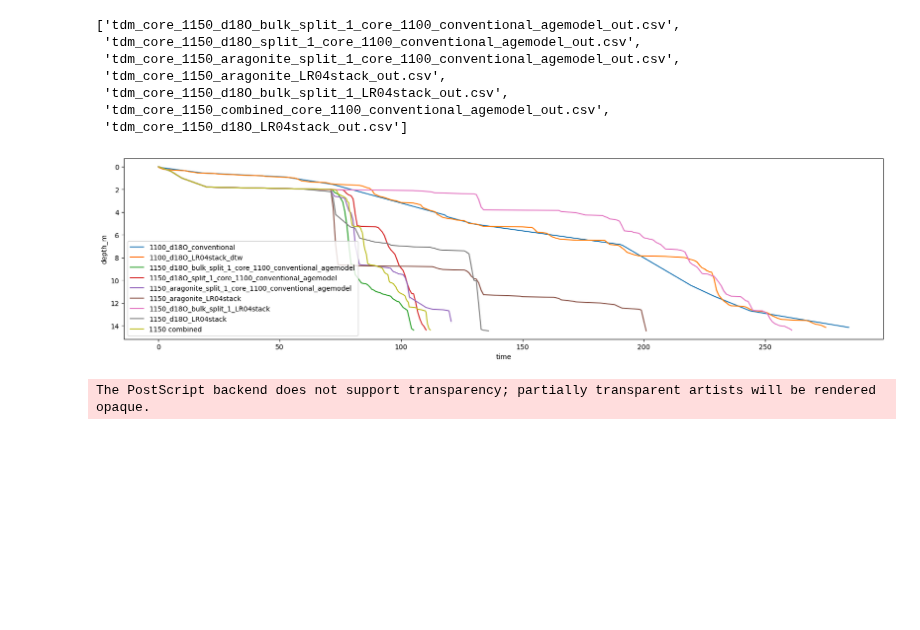
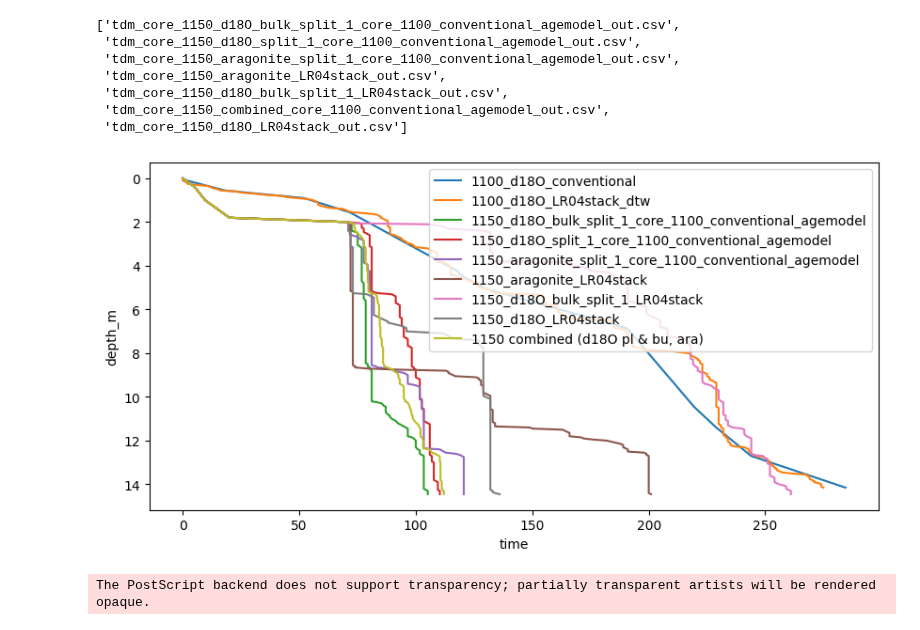
Before and after one commit to andreas-paul/dtw, a Jupyter notebook: src/01b_fig_time-depth-models.ipynb, the cells around one changed output. Drawn from its saved outputs; the diff is of its cells as text; code cells hidden in the pictures; blank space fills up the shorter version.

Commit message:
More figures etc

```diff
--- a/src/01b_fig_time-depth-models.ipynb
+++ b/src/01b_fig_time-depth-models.ipynb
@@ -29,21 +29,23 @@ tdms_1150
  'tdm_core_1150_d18O_LR04stack_out.csv']
 # %%
 fig, ax = plt.subplots(1,1)
-fig.set_figwidth(20)
+fig.set_figwidth(10)
 for file in tdms_1100:
     label = file.split("tdm_core_1100_")[1]
     label = label.replace(".csv", "").replace("_out", "")
     df = pd.read_csv(f"../out/time-depth-models/{file}")
-    sns.lineplot(ax=ax, x='time', y='depth_m', data=df, label=f"1100_{label}")
+    sns.lineplot(ax=ax, x='time', y='depth_m', data=df, label=f"1100_{label}", estimator=None)
 for file in tdms_1150:
-    label = file.split("tdm_core_1150_")[1]
-    label = label.replace(".csv", "").replace("_out", "")
-    df = pd.read_csv(f"../out/time-depth-models/{file}")
-    sns.lineplot(ax=ax, x='time', y='depth_m', data=df, label=f"1150_{label}")
-sns.lineplot(ax=ax, x='time_combined', y='depth_m', data=df0, label="1150 combined (d18O pl & bu, ara)")
+    if not 'combined' in file:
+        label = file.split("tdm_core_1150_")[1]
+        label = label.replace(".csv", "").replace("_out", "")
+        df = pd.read_csv(f"../out/time-depth-models/{file}")
+        sns.lineplot(ax=ax, x='time', y='depth_m', data=df, label=f"1150_{label}", estimator=None)
+df0 = pd.read_csv("../out/time-depth-models/tdm_core_1150_combined_core_1100_conventional_agemodel_out.csv")
+sns.lineplot(ax=ax, x='time_combined', y='depth_m', data=df0, label="1150 combined (d18O pl & bu, ara)", estimator=None)
 ax.invert_yaxis()
 # %% [output]
-[figure, old version]
+[figure, new version]
 # %%
 fig.savefig("../out/figures/time-depth-models.svg")
 fig.savefig("../out/figures/time-depth-models.eps")
```
